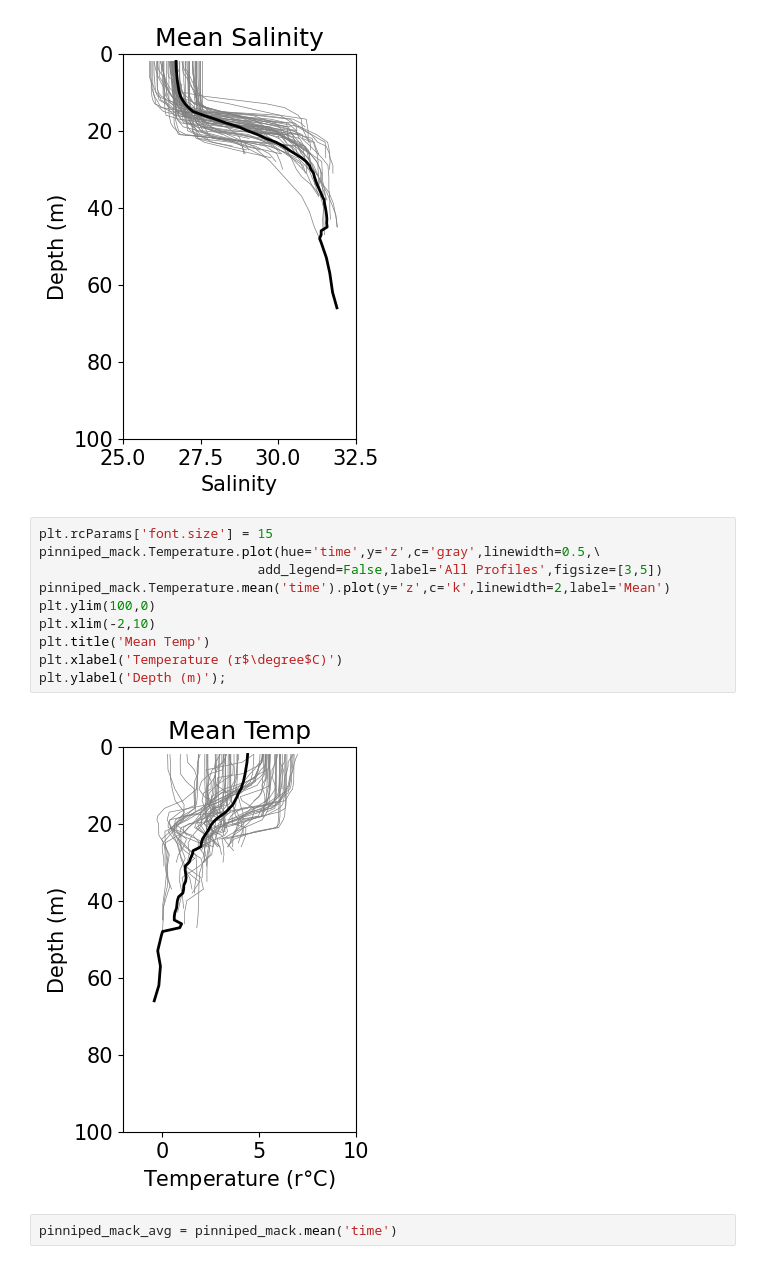
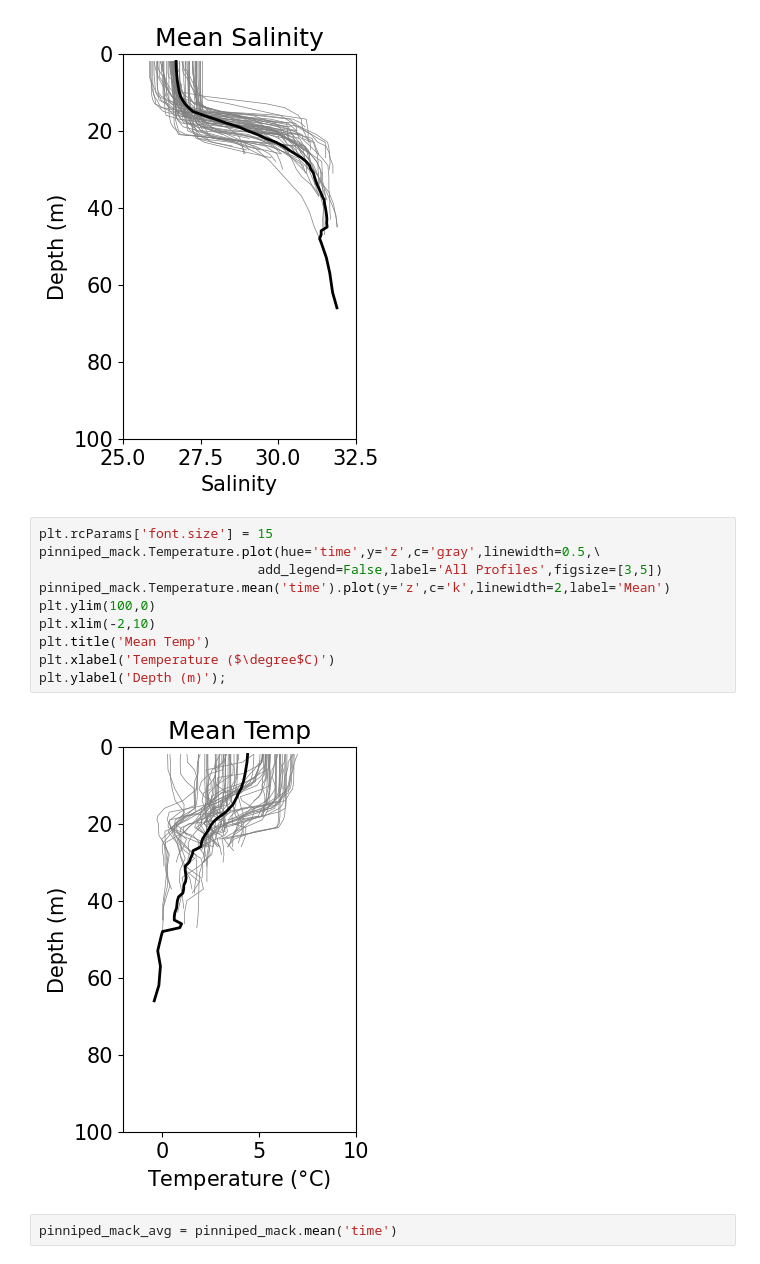
Before and after one commit to mjzahn/SASSIE_ECCO_salinity_stratification, a Jupyter notebook: notebooks/obs_model_comparison/WOD_datasets_pinniped.ipynb, the cells around one changed output. Saved outputs shown, nothing was run; the diff lists cells and outputs as text.

```diff
--- a/notebooks/obs_model_comparison/WOD_datasets_pinniped.ipynb
+++ b/notebooks/obs_model_comparison/WOD_datasets_pinniped.ipynb
@@ -498,15 +498,15 @@ plt.ylabel('Depth (m)');
 # %%
 plt.rcParams['font.size'] = 15
 pinniped_mack.Temperature.plot(hue='time',y='z',c='gray',linewidth=0.5,\
                             add_legend=False,label='All Profiles',figsize=[3,5])
 pinniped_mack.Temperature.mean('time').plot(y='z',c='k',linewidth=2,label='Mean')
 plt.ylim(100,0)
 plt.xlim(-2,10)
 plt.title('Mean Temp')
-plt.xlabel('Temperature (r$\degree$C)')
+plt.xlabel('Temperature ($\degree$C)')
 plt.ylabel('Depth (m)');
 # %% [output]
-[figure, old version]
+[figure, new version]
 # %%
 pinniped_mack_avg = pinniped_mack.mean('time')
 # %%
```
Also changed, not shown: parts of 1 cell of this notebook, 3 other files.
